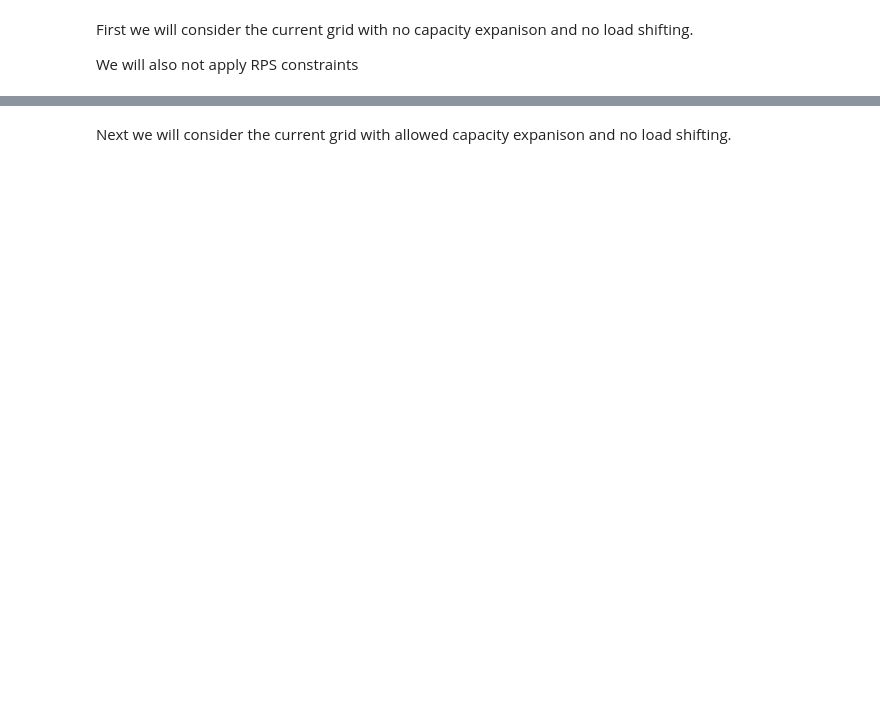
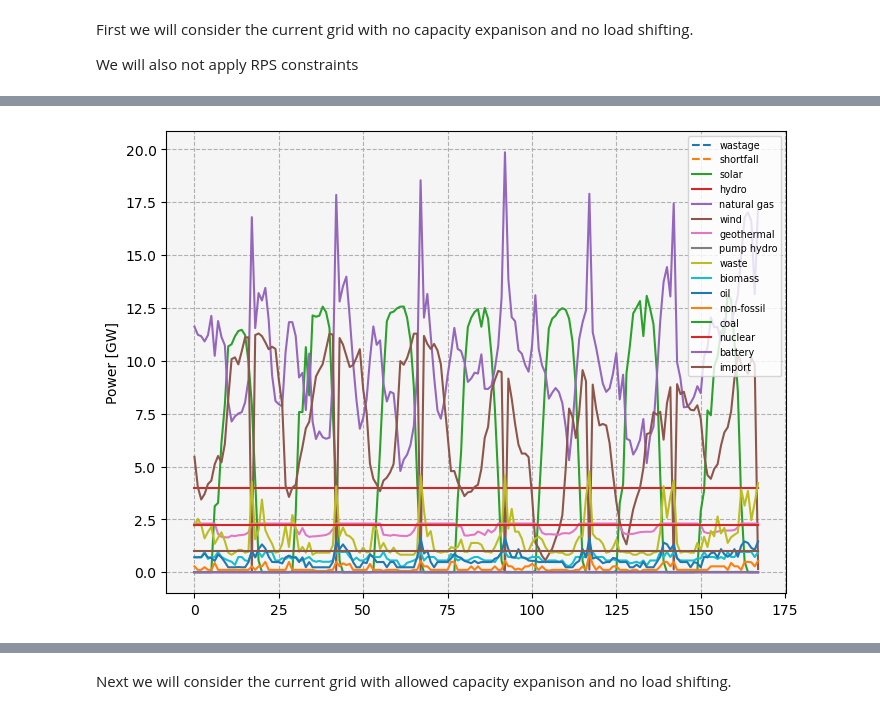
Before and after one commit to ucdavis/good_model, a Jupyter notebook: Example.ipynb, the cells around one changed output, grey strips where cells are left out. Cells and saved outputs as stored; diff of their text form; code cells hidden in the pictures; blank space fills up the shorter version.

```diff
--- a/Example.ipynb
+++ b/Example.ipynb
@@ -249,7 +283,7 @@ for source, node in graph._node.items():
 
 for source, node in graph._node.items():
 
-    for asset in node['assets']:
+    for asset in node['assets'].values():
 
         if 'fuel' not in asset:
 
@@ -272,33 +306,35 @@ for key, val in gen_amounts.items():
     gen_amounts[key] = np.vstack(val).sum(axis = 0) / 1e9
 
 fig, ax = plt.subplots(figsize = (8, 6))
 
 for key, val in gen_amounts.items():
 
     ax.plot(
         val,
         label = key,
         ls = '--' if key in ['wastage', 'shortfall'] else None,
     )
 
 kw = {
     'facecolor': 'whitesmoke',
     'ylabel': 'Power [GW]',
 }
 
 _ = ax.set(**kw)
 
 kw = {
     'ls': '--',
 }
 
 _ = ax.grid(**kw)
 
 kw = {
     'fontsize': 'x-small',
 }
 
 _ = ax.legend(**kw)
+# %% [output]
+[figure, added]
 # %%
 capex_amounts = {}
 
```
Also changed, not shown: parts of 39 cells of this notebook, 41 other files.
